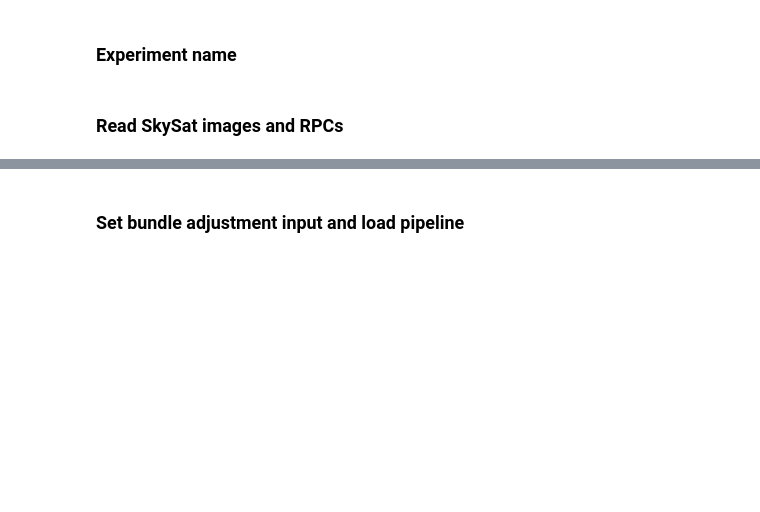
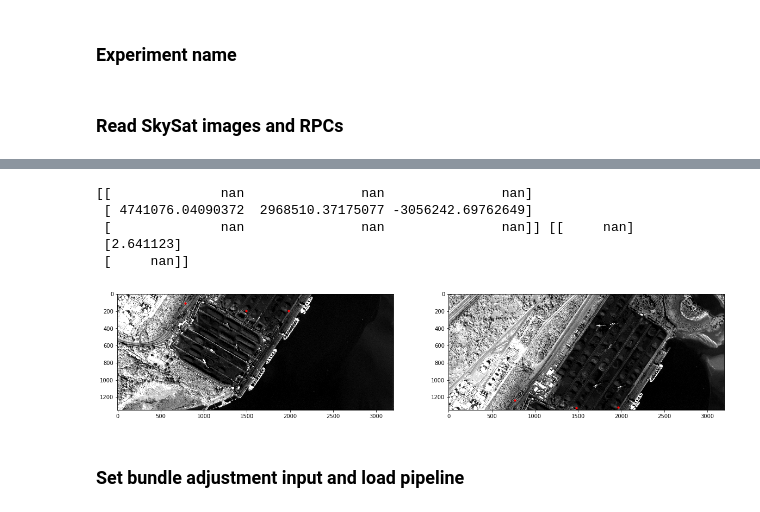
Before and after one commit to centreborelli/sat-bundleadjust, a Jupyter notebook: skysat_ba_pipeline_exp.ipynb, the cells around one changed output, grey strips where cells are left out. Cells and saved outputs as stored; diff of their text form; code cells hidden in the pictures; blank space fills up the shorter version.

```diff
--- a/skysat_ba_pipeline_exp.ipynb
+++ b/skysat_ba_pipeline_exp.ipynb
@@ -76,3 +79,32 @@ Defining aoi from the union of all geotiff footprints... 9 / 9 done
+# %%
+from bundle_adjust import ba_triangulate
+
+pts1 = np.array([[1980.42382812, 1493.98681641,  783.93994141],
+                 [ 193.30801392,  198.57647705,  110.44727325]]).T
+
+pts2 = np.array([[1965.15698242, 1478.35095215,  766.73248291],
+                 [1315.32214355, 1322.24987793, 1234.59606934]]).T
+# %%
+pts3d, err = ba_triangulate.rpc_triangulation(myrpcs[0], myrpcs[1], pts1[::-1], pts2[::-1])
+
+print(pts3d, err)
+# %% [output]
+[[              nan               nan               nan]
+ [ 4741076.04090372  2968510.37175077 -3056242.69762649]
+ [              nan               nan               nan]] [[     nan]
+ [2.641123]
+ [     nan]]
+# %%
+fig = plt.figure(figsize=(20,6))
+ax1 = fig.add_subplot(121)
+ax2 = fig.add_subplot(122)
+ax1.imshow((mycrops[0]['crop']), cmap="gray")
+ax2.imshow((mycrops[1]['crop']), cmap="gray")
+ax1.scatter(x=pts1[:, 0], y=pts1[:, 1], c='r', s=10)
+ax2.scatter(x=pts2[:, 0], y=pts2[:, 1], c='r', s=10)
+plt.show()
+# %% [output]
+[figure, added]
 # %% [markdown]
 ### Set bundle adjustment input and load pipeline
 # %%
```
Also changed, not shown: parts of 6 cells of this notebook, 8 other files.
